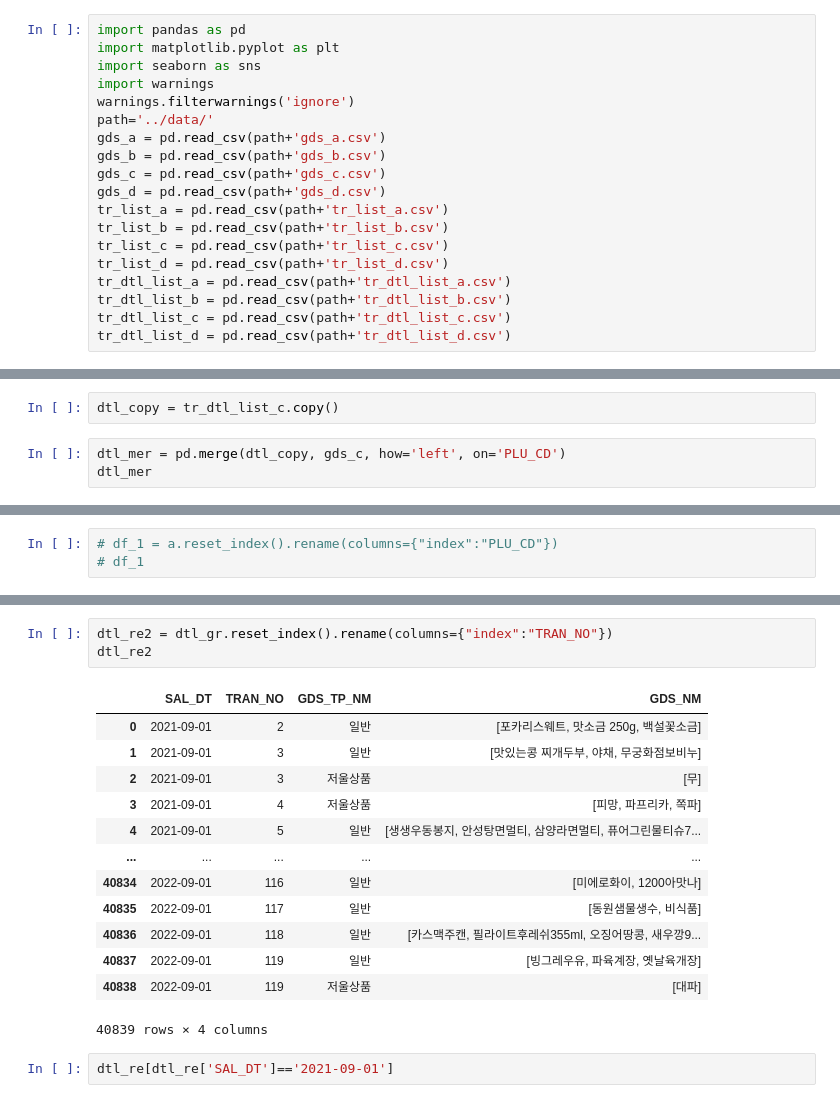
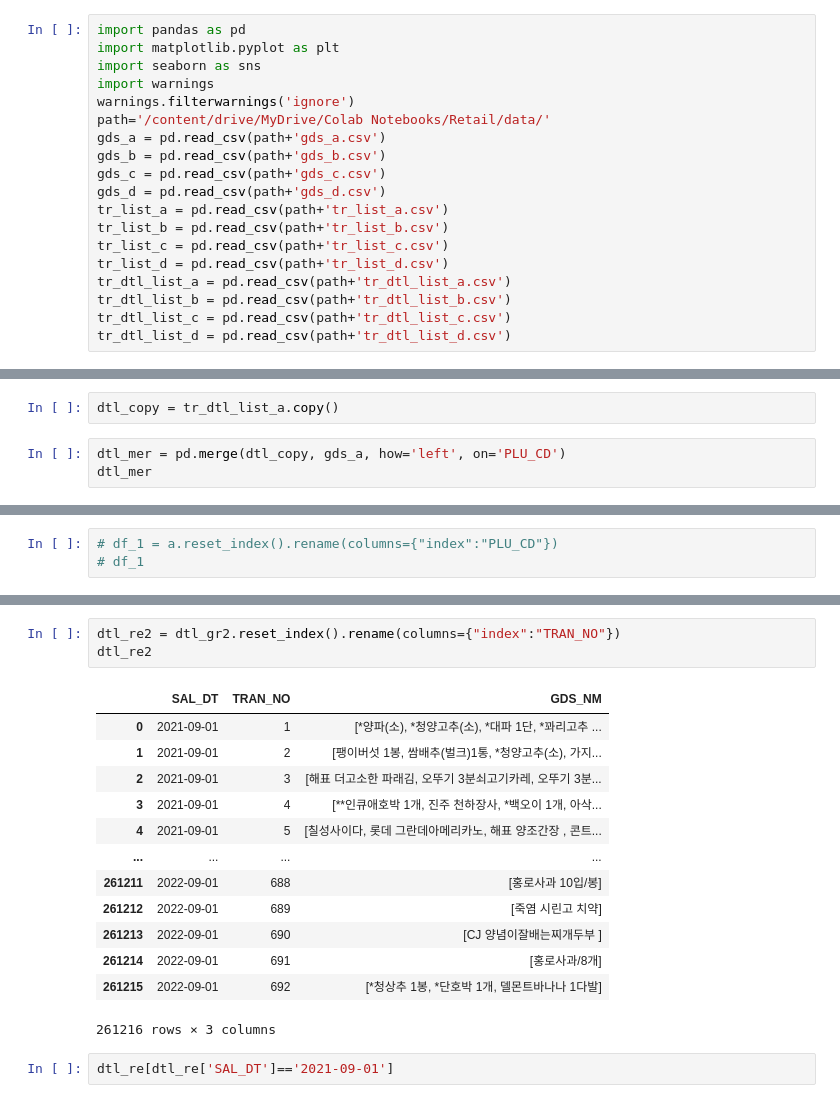
Before and after one commit to shinjangwoon/Store_Analysis, a Jupyter notebook: EDA/EDA_2.ipynb, the cells around one changed output, grey strips where cells are left out. Cells and saved outputs as stored; diff of their text form.

```diff
--- a/EDA/EDA_2.ipynb
+++ b/EDA/EDA_2.ipynb
@@ -4,7 +9,7 @@ import matplotlib.pyplot as plt
 import seaborn as sns
 import warnings
 warnings.filterwarnings('ignore')
-path='../data/'
+path='/content/drive/MyDrive/Colab Notebooks/Retail/data/'
 gds_a = pd.read_csv(path+'gds_a.csv')
 gds_b = pd.read_csv(path+'gds_b.csv')
 gds_c = pd.read_csv(path+'gds_c.csv')
@@ -69,7 +74,7 @@ c_mer
 # %%
-dtl_copy = tr_dtl_list_c.copy()
+dtl_copy = tr_dtl_list_a.copy()
 # %%
-dtl_mer = pd.merge(dtl_copy, gds_c, how='left', on='PLU_CD')
+dtl_mer = pd.merge(dtl_copy, gds_a, how='left', on='PLU_CD')
 dtl_mer
 # %% [output]
 |  | SAL_DT | STR_CD_x | POS_NO | TRAN_NO | SEQ_NO | DESI_CNCL_TP_NM | SALE_RTN_SGN | PLU_CD | GDS_CLSS_CD_x | ... |
@@ -224,20 +229,20 @@ dtl_re
 # %%
-dtl_re2 = dtl_gr.reset_index().rename(columns={"index":"TRAN_NO"})
+dtl_re2 = dtl_gr2.reset_index().rename(columns={"index":"TRAN_NO"})
 dtl_re2
 # %% [output]
-|  | SAL_DT | TRAN_NO | GDS_TP_NM | GDS_NM |
-| 0 | 2021-09-01 | 2 | 일반 | [포카리스웨트, 맛소금 250g, 백설꽃소금] |
-| 1 | 2021-09-01 | 3 | 일반 | [맛있는콩 찌개두부, 야채, 무궁화점보비누] |
-| 2 | 2021-09-01 | 3 | 저울상품 | [무] |
-| 3 | 2021-09-01 | 4 | 저울상품 | [피망, 파프리카, 쪽파] |
-| 4 | 2021-09-01 | 5 | 일반 | [생생우동봉지, 안성탕면멀티, 삼양라면멀티, 퓨어그린물티슈7... |
-| ... | ... | ... | ... | ... |
-| 40834 | 2022-09-01 | 116 | 일반 | [미에로화이, 1200아맛나] |
-| 40835 | 2022-09-01 | 117 | 일반 | [동원샘물생수, 비식품] |
-| 40836 | 2022-09-01 | 118 | 일반 | [카스맥주캔, 필라이트후레쉬355ml, 오징어땅콩, 새우깡9... |
-| 40837 | 2022-09-01 | 119 | 일반 | [빙그레우유, 파육계장, 옛날육개장] |
-| 40838 | 2022-09-01 | 119 | 저울상품 | [대파] |
+|  | SAL_DT | TRAN_NO | GDS_NM |
+| 0 | 2021-09-01 | 1 | [*양파(소), *청양고추(소), *대파 1단, *꽈리고추 ... |
+| 1 | 2021-09-01 | 2 | [팽이버섯 1봉, 쌈배추(벌크)1통, *청양고추(소), 가지... |
+| 2 | 2021-09-01 | 3 | [해표 더고소한 파래김, 오뚜기 3분쇠고기카레, 오뚜기 3분... |
+| 3 | 2021-09-01 | 4 | [**인큐애호박 1개, 진주 천하장사, *백오이 1개, 아삭... |
+| 4 | 2021-09-01 | 5 | [칠성사이다, 롯데 그란데아메리카노, 해표 양조간장 , 콘트... |
+| ... | ... | ... | ... |
+| 261211 | 2022-09-01 | 688 | [홍로사과 10입/봉] |
+| 261212 | 2022-09-01 | 689 | [죽염 시린고 치약] |
+| 261213 | 2022-09-01 | 690 | [CJ 양념이잘배는찌개두부 ] |
+| 261214 | 2022-09-01 | 691 | [홍로사과/8개] |
+| 261215 | 2022-09-01 | 692 | [*청상추 1봉, *단호박 1개, 델몬트바나나 1다발] |
-40839 rows × 4 columns
+261216 rows × 3 columns
 # %%
 dtl_re[dtl_re['SAL_DT']=='2021-09-01']
 # %% [output]
```
Also changed, not shown: parts of 46 cells of this notebook.
